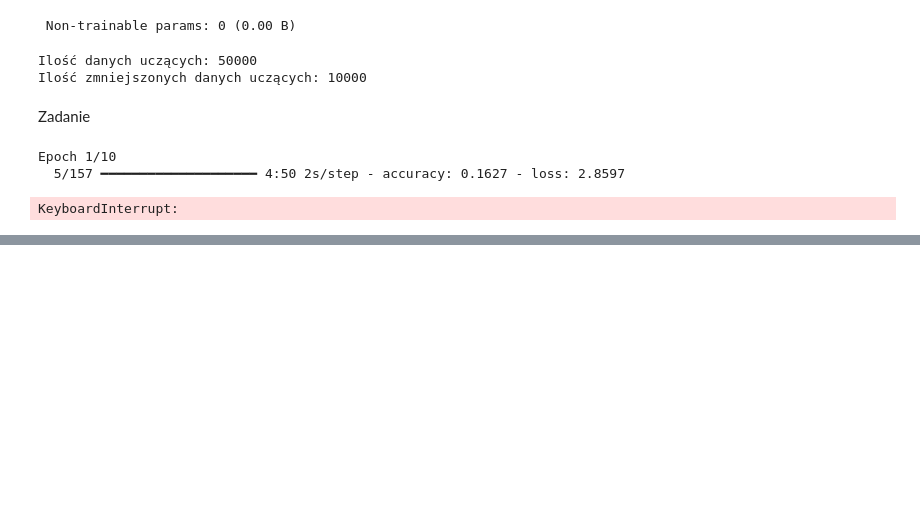
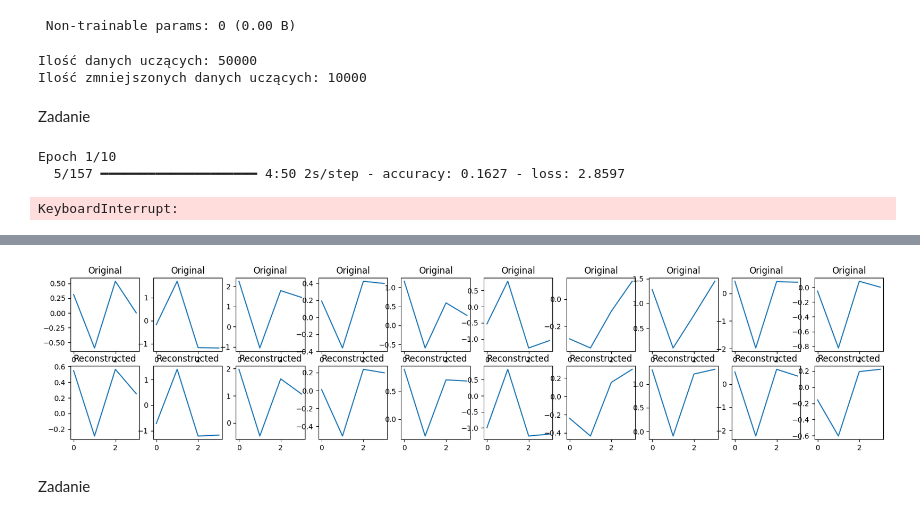
Before and after one commit to mareksigmund/trash, a Jupyter notebook: lab2.ipynb, the cells around one changed output, grey strips where cells are left out. Saved outputs shown, nothing was run; the diff lists cells and outputs as text; code cells hidden in the pictures; blank space fills up the shorter version.

```diff
--- a/lab2.ipynb
+++ b/lab2.ipynb
@@ -165,0 +384,11 @@ plt.show()
+# %%
+
+predicted = autoencoder.predict(X_test)
+
+
+mse = MeanSquaredError()
+mae = MeanAbsoluteError()
+mse_value = mse(y_test, predicted).numpy()
+mae_value = mae(y_test, predicted).numpy()
+
+print(f'MSE: {mse_value}, MAE: {mae_value}')
@@ -165,0 +398,22 @@ plt.show()
+# %%
+
+n = 10
+plt.figure(figsize=(20, 4))
+for i in range(n):
+
+    ax = plt.subplot(2, n, i + 1)
+    plt.plot(y_test[i])
+    plt.title("Original")
+    plt.gray()
+
+
+    ax = plt.subplot(2, n, i + 1 + n)
+    plt.plot(predicted[i])
+    plt.title("Reconstructed")
+    plt.gray()
+
+plt.show()
+# %% [output]
+[figure, added]
+# %% [markdown]
+Zadanie
```
Also changed, not shown: parts of 20 cells of this notebook.
